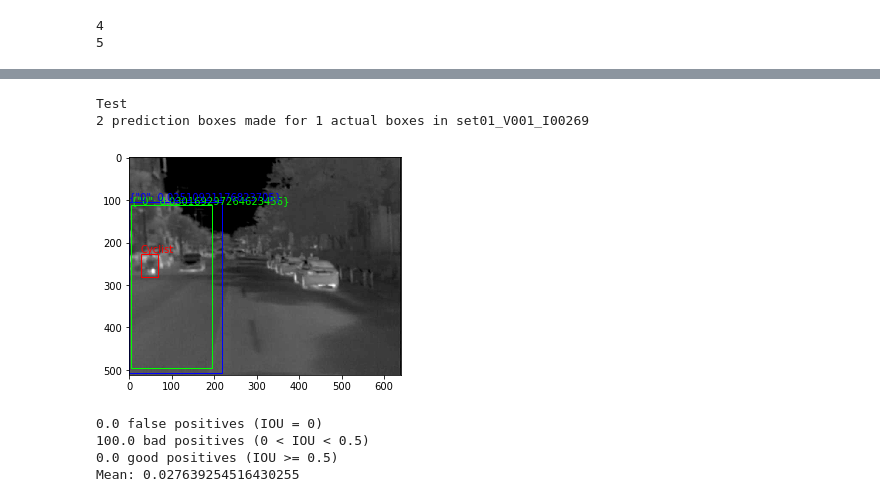
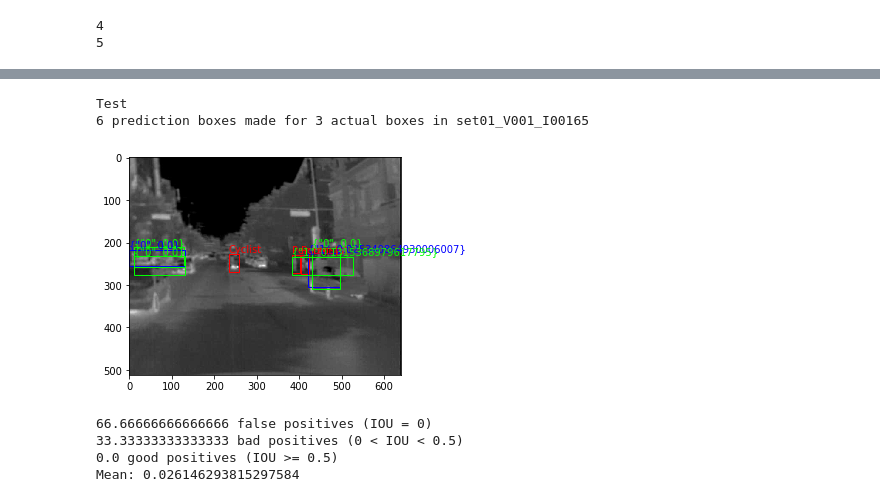
Before and after one commit to ncanna/thermal_pedestrian_detection, a Jupyter notebook: full_model_notebook_metrics.ipynb, the cells around one changed output, grey strips where cells are left out. Drawn from its saved outputs; the diff is of its cells as text; code cells hidden in the pictures.

```diff
--- a/full_model_notebook_metrics.ipynb
+++ b/full_model_notebook_metrics.ipynb
@@ -213,8 +213,3 @@ Images ids for the 1 images in test data loader: [4] totalling 1 annotations.
-# %%
-for imgs_t, annotations_t in data_loader_test:
-  imgs_test = list(img_t.to(device) for img_t in imgs_t)
-  annotations_test = [{k: v.to(device) for k, v in test_t.items()} for test_t in annotations_t]
-  break
 # %%
 # Check if GPU
 cuda = torch.cuda.is_available()
@@ -374,7 +357,7 @@ def plot_images(num, input):
 # %%
 # A predicted bounding box is considered correct if it overlaps more than 50% with a ground-truth bounding box, otherwise the bounding box is considered a false positive detection. Multiple detections are penalized. If a system predicts several bounding boxes that overlap with a single ground-truth bounding box, only one prediction is considered correct, the others are considered false positives.
 
-def plot_iou(num, input, test=False):
+def plot_iou(num: object, input: object, test: object = False) -> object:
     fig, ax = plt.subplots(1)
     if test:
         print("Test")
@@ -652,10 +619,10 @@ Mean: 0.027639254516430255
 # %%
-plot_iou(0, "first", True)
+plot_iou(test_i, "last", True)
 # %% [output]
 Test
-2 prediction boxes made for 1 actual boxes in set01_V001_I00269
+6 prediction boxes made for 3 actual boxes in set01_V001_I00165
-[figure, old version]
+[figure, new version]
-0.0 false positives (IOU = 0)
-100.0 bad positives (0 < IOU < 0.5)
+66.66666666666666 false positives (IOU = 0)
+33.33333333333333 bad positives (0 < IOU < 0.5)
 0.0 good positives (IOU >= 0.5)
-Mean: 0.027639254516430255
+Mean: 0.026146293815297584
```
Also changed, not shown: parts of 12 cells of this notebook.
